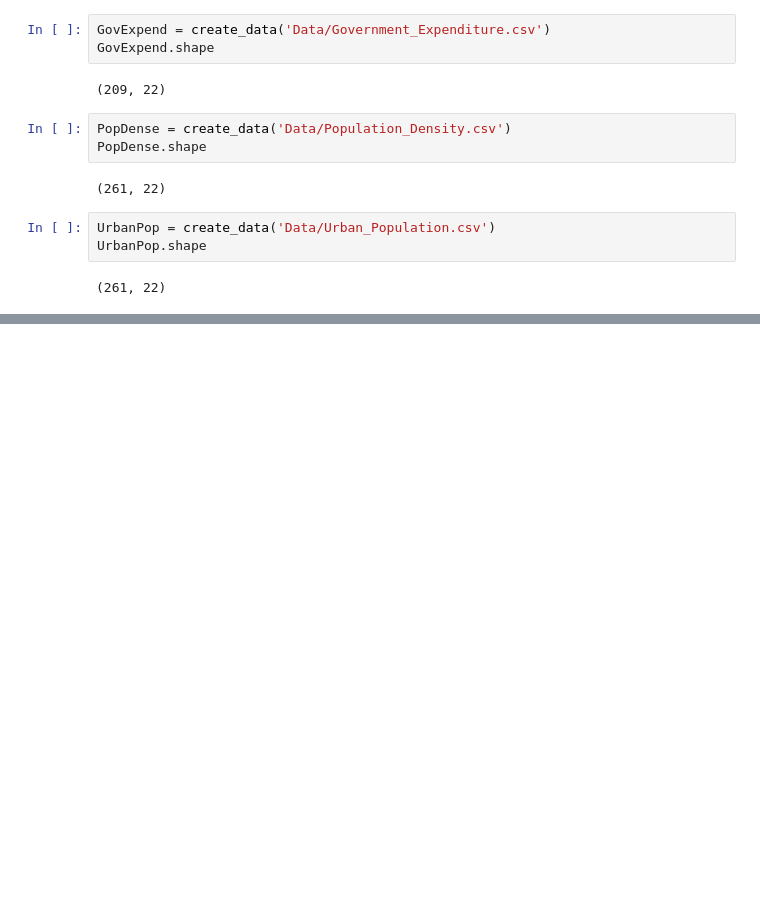
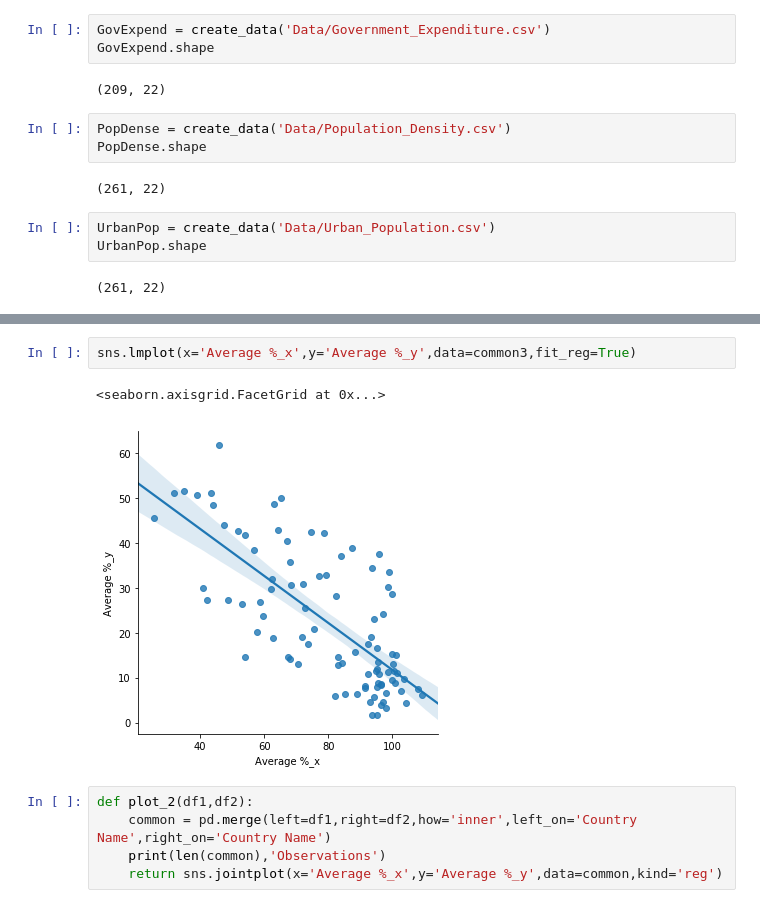
Before and after one commit to Yee-Brian14/primary_completion_rate, a Jupyter notebook: Data_Cleaning.ipynb, the cells around one changed output, grey strips where cells are left out. Drawn from its saved outputs; the diff is of its cells as text; blank space fills up the shorter version.

Commit message:
Data Cleaning

```diff
--- a/Data_Cleaning.ipynb
+++ b/Data_Cleaning.ipynb
@@ -66,0 +79,10 @@ PrimaryCompletion[(PrimaryCompletion.index.isin(GovExpend.index))].shape
+# %%
+sns.lmplot(x='Average %_x',y='Average %_y',data=common3,fit_reg=True)
+# %% [output]
+<seaborn.axisgrid.FacetGrid at 0x...>
+[figure, added]
+# %%
+def plot_2(df1,df2):
+    common = pd.merge(left=df1,right=df2,how='inner',left_on='Country Name',right_on='Country Name')
+    print(len(common),'Observations')
+    return sns.jointplot(x='Average %_x',y='Average %_y',data=common,kind='reg')
```
Also changed, not shown: parts of 23 cells of this notebook.
